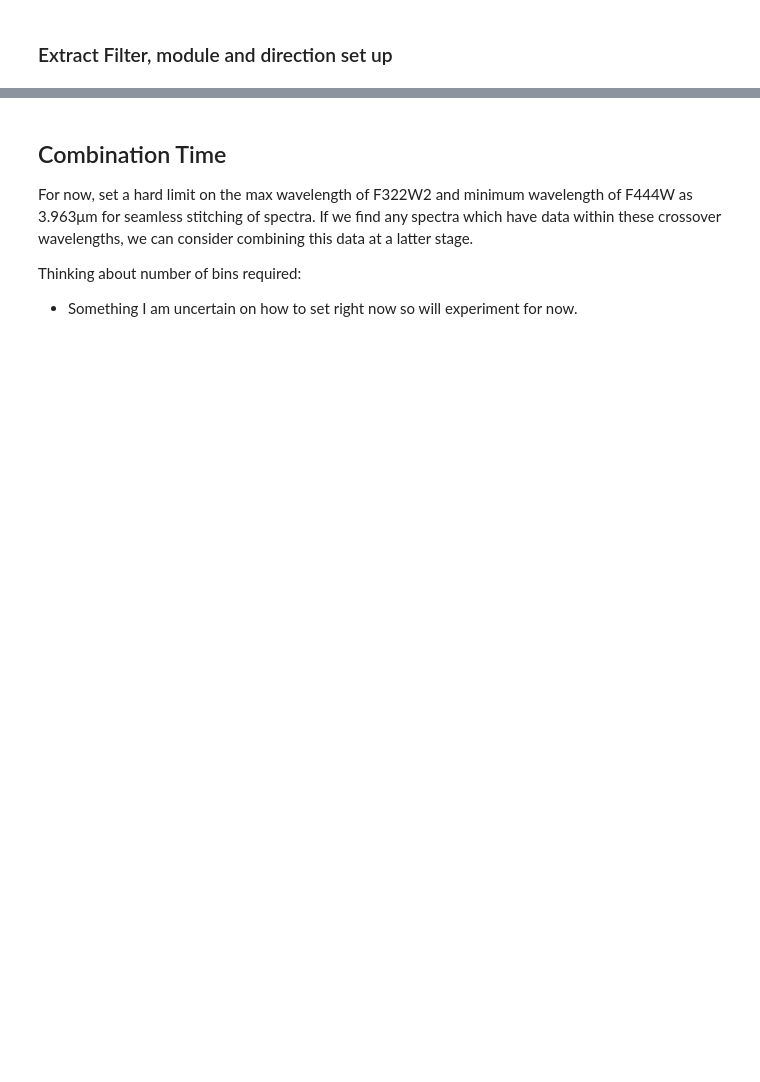
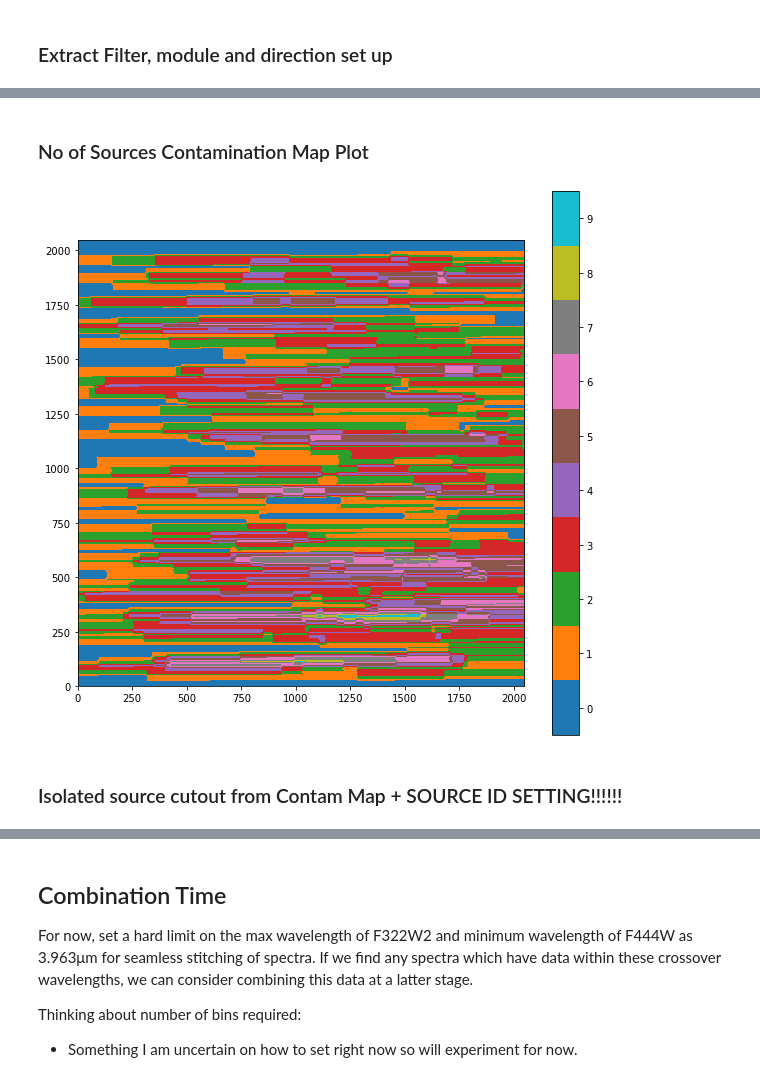
Before and after one commit to ou-astrophysics/NIRCam-WFSS-ERS-Spectral-Extraction, a Jupyter notebook: Spectra_Combination.ipynb, the cells around one changed output, grey strips where cells are left out. Drawn from its saved outputs; the diff is of its cells as text; code cells hidden in the pictures; blank space fills up the shorter version.

```diff
--- a/Spectra_Combination.ipynb
+++ b/Spectra_Combination.ipynb
@@ -270,0 +494,12 @@ for idx , (res_arr,trace_x,trace_y,trace_WL,in_frame_data) in enumerate(zip(prim
+# %% [markdown]
+### No of Sources Contamination Map Plot
+# %%
+fig = mplplot.figure(figsize=(10,10))
+mappable = mplplot.imshow(source_num_contam_map,cmap="tab10",origin="lower")
+cbar = mplplot.colorbar(mappable, ax=mplplot.gca())
+cbar.set_ticks(np.arange(0.5,10.5,1))
+cbar.set_ticklabels(np.arange(0,10,1))
+# %% [output]
+[figure, added]
+# %% [markdown]
+### Isolated source cutout from Contam Map + SOURCE ID SETTING!!!!!!
```
Also changed, not shown: parts of 128 cells of this notebook, 6 other files.
